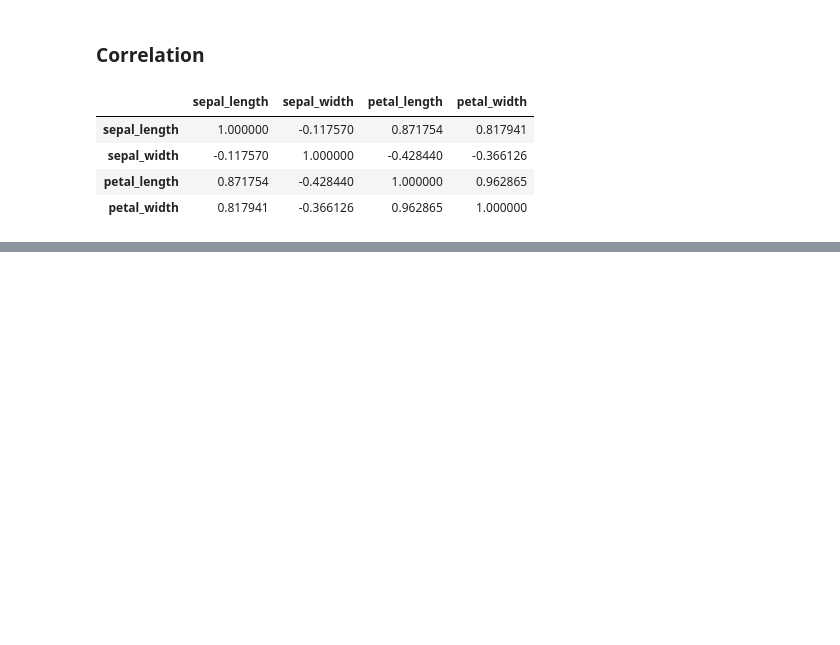
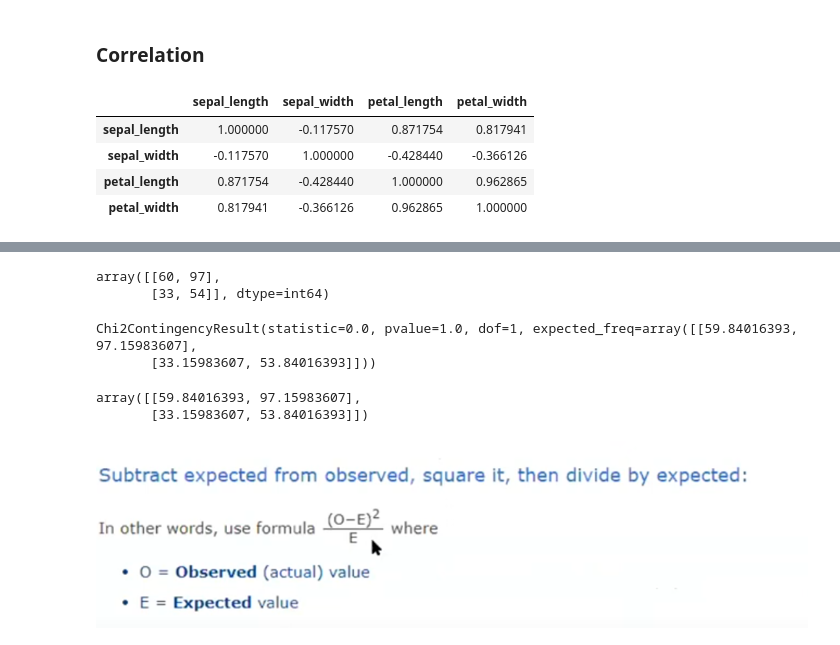
Before and after one commit to Sangeethasankar1020/datanalytics_learning, a Jupyter notebook: statistics/inferential_statistics.ipynb, the cells around one changed output, grey strips where cells are left out. Cells and saved outputs as stored; diff of their text form; code cells hidden in the pictures; blank space fills up the shorter version.

```diff
--- a/statistics/inferential_statistics.ipynb
+++ b/statistics/inferential_statistics.ipynb
@@ -101,0 +129,5 @@ correlation_matrix
+# %%
+table
+# %% [output]
+array([[60, 97],
+       [33, 54]], dtype=int64)
@@ -101,0 +138,10 @@ correlation_matrix
+# %%
+expected
+# %% [output]
+Chi2ContingencyResult(statistic=0.0, pvalue=1.0, dof=1, expected_freq=array([[59.84016393, 97.15983607],
+       [33.15983607, 53.84016393]]))
+# %%
+expected[3]
+# %% [output]
+array([[59.84016393, 97.15983607],
+       [33.15983607, 53.84016393]])
@@ -101,0 +152,4 @@ correlation_matrix
+# %%
+display(Image(filename='expected.png'))
+# %% [output]
+[figure, added]
```
Also changed, not shown: parts of 20 cells of this notebook, 8 other files.
